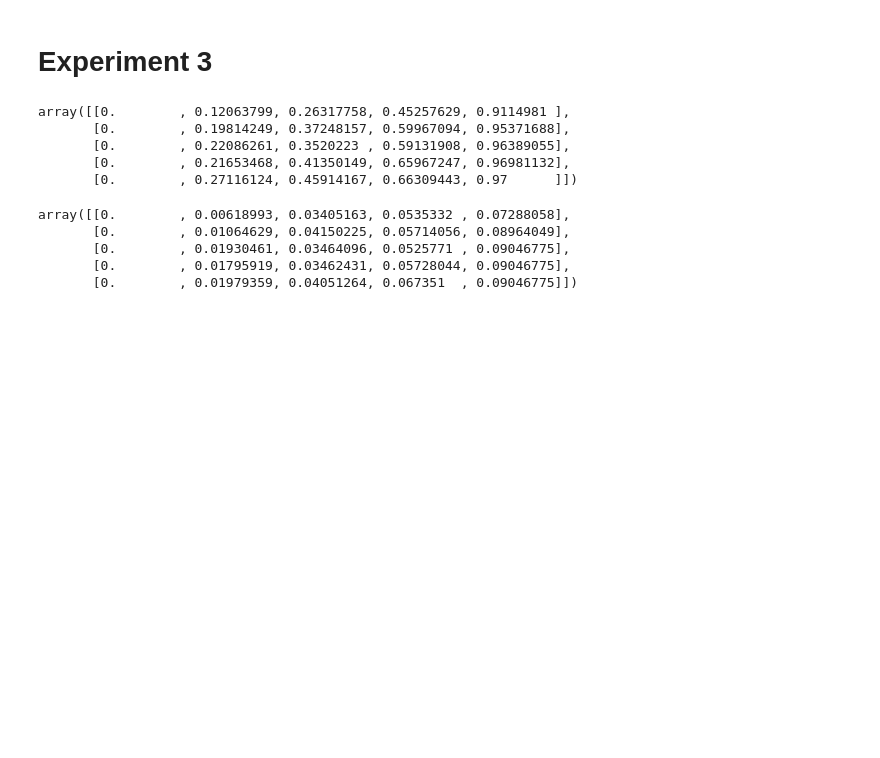
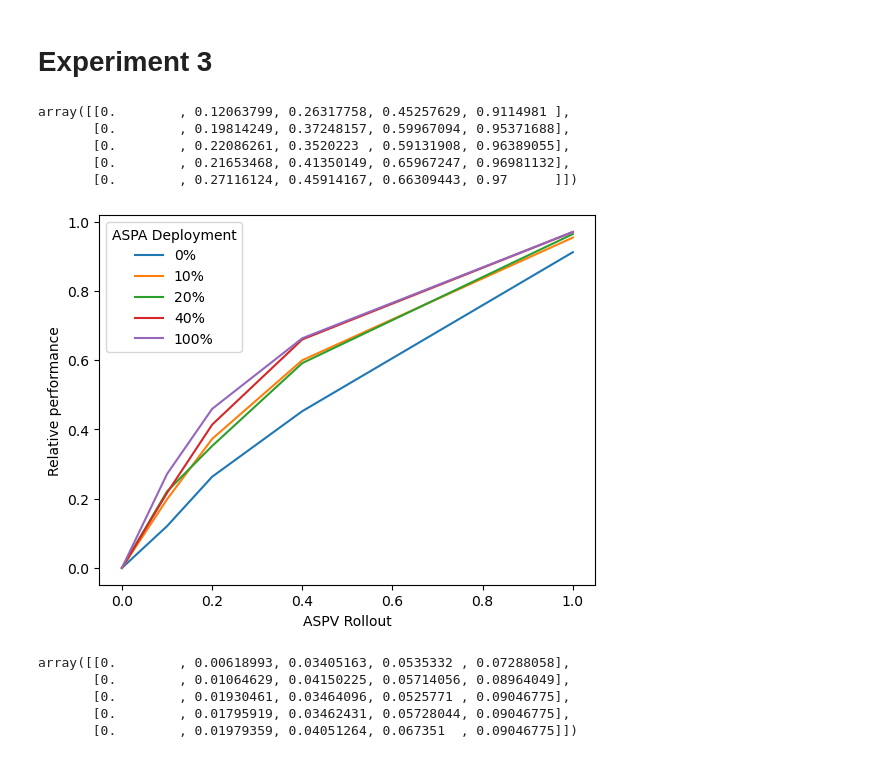
Before and after one commit to TianWong/LOTUS, a Jupyter notebook: controller_workbook.ipynb, the cells around one changed output. Cells and saved outputs as stored; diff of their text form; code cells hidden in the pictures; blank space fills up the shorter version.

Commit message:
visualize aspa_aspv 1 and 2

```diff
--- a/controller_workbook.ipynb
+++ b/controller_workbook.ipynb
@@ -73,6 +73,23 @@ array([[0.        , 0.12063799, 0.26317758, 0.45257629, 0.9114981 ],
        [0.        , 0.22086261, 0.3520223 , 0.59131908, 0.96389055],
        [0.        , 0.21653468, 0.41350149, 0.65967247, 0.96981132],
        [0.        , 0.27116124, 0.45914167, 0.66309443, 0.97      ]])
+# %%
+import pandas as pd
+import matplotlib.pyplot as plt
+labels=[0.0, 0.1, 0.2, 0.4, 1.0]
+df = pd.DataFrame([[0.        , 0.12063799, 0.26317758, 0.45257629, 0.9114981 ],
+       [0.        , 0.19814249, 0.37248157, 0.59967094, 0.95371688],
+       [0.        , 0.22086261, 0.3520223 , 0.59131908, 0.96389055],
+       [0.        , 0.21653468, 0.41350149, 0.65967247, 0.96981132],
+       [0.        , 0.27116124, 0.45914167, 0.66309443, 0.97      ]], columns=labels)
+for i in range(df.shape[1]):
+       plt.plot(df.iloc[i], label=f"{int(labels[i]*100)}%")
+plt.legend(title="ASPA Deployment")
+plt.ylabel("Relative performance")
+plt.xlabel("ASPV Rollout")
+plt.show()
+# %% [output]
+[figure, added]
 # %%
 all_asns = controller.export_interpreter(BASE_SCENARIO, BASE_SCENARIO+".pickle")
 results = controller.main(BASE_SCENARIO+".pickle", all_asns, "aspa_random", verbose=False, iterations=100, usr_seed=0.6910112699394626, aspv_level=2)
```
Also changed, not shown: parts of 1 cell of this notebook.
